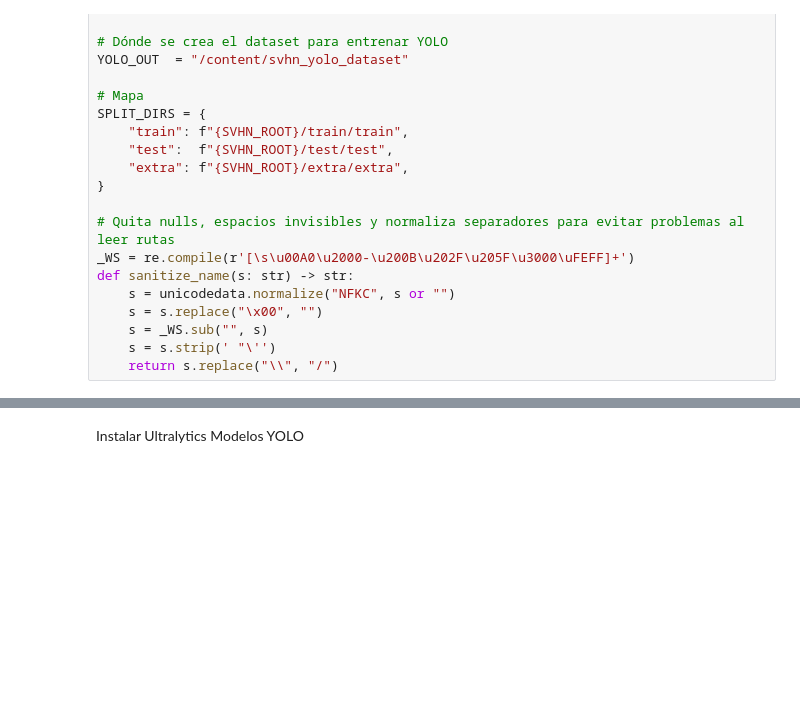
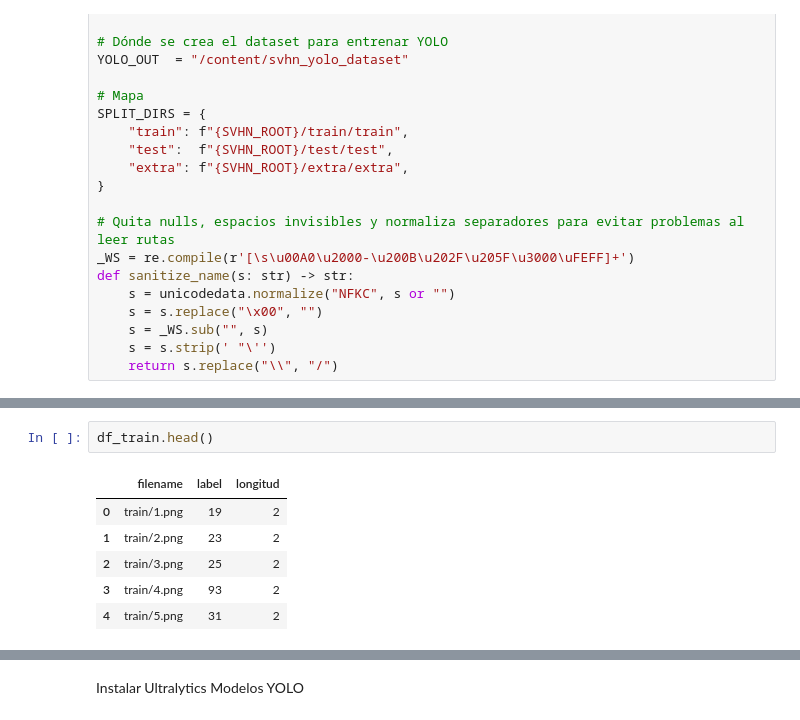
Before and after one commit to Fermu25/Cursos, a Jupyter notebook: Proyecto_TSFCII_.ipynb, the cells around one changed output, grey strips where cells are left out. Drawn from its saved outputs; the diff is of its cells as text; blank space fills up the shorter version.

```diff
--- a/Proyecto_TSFCII_.ipynb
+++ b/Proyecto_TSFCII_.ipynb
@@ -75,0 +252,9 @@ def sanitize_name(s: str) -> str:
+# %%
+df_train.head()
+# %% [output]
+|  | filename | label | longitud |
+| 0 | train/1.png | 19 | 2 |
+| 1 | train/2.png | 23 | 2 |
+| 2 | train/3.png | 25 | 2 |
+| 3 | train/4.png | 93 | 2 |
+| 4 | train/5.png | 31 | 2 |
```
Also changed, not shown: parts of 5 cells of this notebook.
